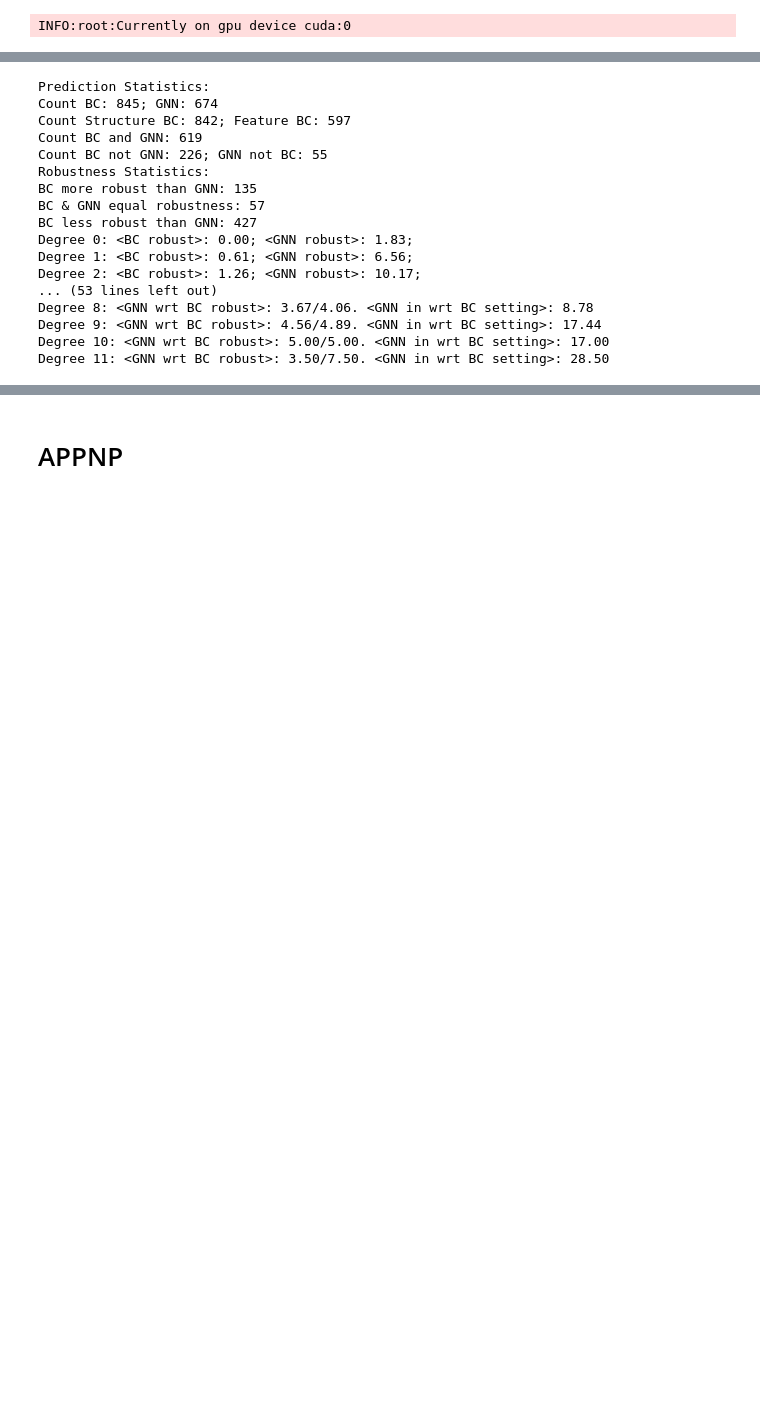
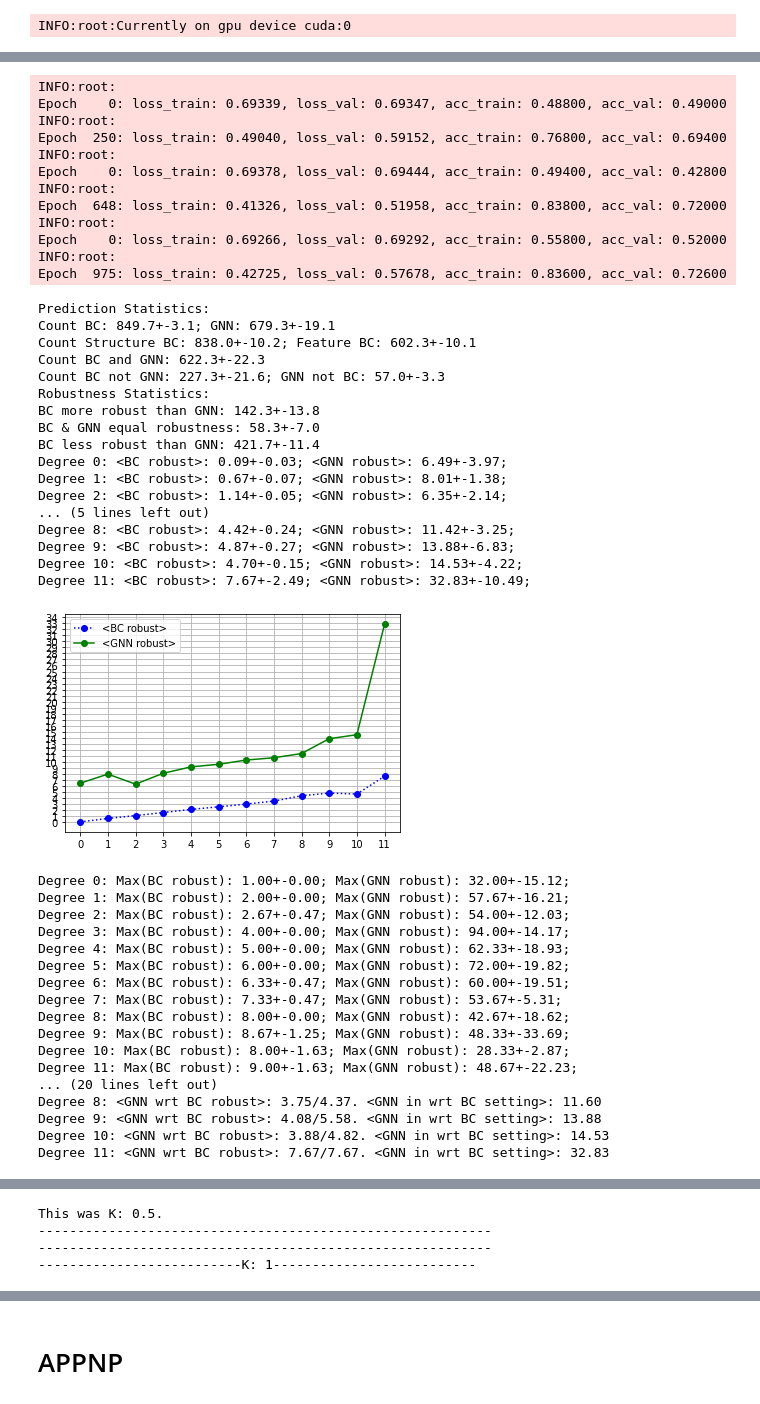
Before and after one commit to saper0/revisiting_robustness, a Jupyter notebook: eval_robustness.ipynb, the cells around one changed output, grey strips where cells are left out. Drawn from its saved outputs; the diff is of its cells as text; code cells hidden in the pictures; blank space fills up the shorter version.

```diff
--- a/eval_robustness.ipynb
+++ b/eval_robustness.ipynb
@@ -564,6 +577,8 @@ n = 1000
 n_iter = 1000
 avg_intra_degree = 1.5 * 2 # intra_edges_per_node * 2
 avg_inter_degree = 0.5 * 2
-seed = 1
-perform_experiment(n, seed, n_iter, avg_intra_degree, avg_inter_degree)
+seed_l = [1, 2, 3]
+K_l = [0.5, 1, 1.5, 2, 5]
+attack_method = "random"
+perform_experiments(n, seed_l, n_iter, avg_intra_degree, avg_inter_degree, K_l, attack_method)
 # %% [output]
@@ -574,17 +587,47 @@ Epoch  250: loss_train: 0.49040, loss_val: 0.59152, acc_train: 0.76800, acc_val:
-Prediction Statistics:
-Count BC: 845; GNN: 674
-Count Structure BC: 842; Feature BC: 597
-Count BC and GNN: 619
-Count BC not GNN: 226; GNN not BC: 55
-Robustness Statistics:
-BC more robust than GNN: 135
-BC & GNN equal robustness: 57
-BC less robust than GNN: 427
-Degree 0: <BC robust>: 0.00; <GNN robust>: 1.83;
-Degree 1: <BC robust>: 0.61; <GNN robust>: 6.56;
-Degree 2: <BC robust>: 1.26; <GNN robust>: 10.17;
-... (53 lines left out)
-Degree 8: <GNN wrt BC robust>: 3.67/4.06. <GNN in wrt BC setting>: 8.78
-Degree 9: <GNN wrt BC robust>: 4.56/4.89. <GNN in wrt BC setting>: 17.44
-Degree 10: <GNN wrt BC robust>: 5.00/5.00. <GNN in wrt BC setting>: 17.00
-Degree 11: <GNN wrt BC robust>: 3.50/7.50. <GNN in wrt BC setting>: 28.50
+INFO:root:
+Epoch    0: loss_train: 0.69339, loss_val: 0.69347, acc_train: 0.48800, acc_val: 0.49000
+INFO:root:
+Epoch  250: loss_train: 0.49040, loss_val: 0.59152, acc_train: 0.76800, acc_val: 0.69400
+INFO:root:
+Epoch    0: loss_train: 0.69378, loss_val: 0.69444, acc_train: 0.49400, acc_val: 0.42800
+INFO:root:
+Epoch  648: loss_train: 0.41326, loss_val: 0.51958, acc_train: 0.83800, acc_val: 0.72000
+INFO:root:
+Epoch    0: loss_train: 0.69266, loss_val: 0.69292, acc_train: 0.55800, acc_val: 0.52000
+INFO:root:
+Epoch  975: loss_train: 0.42725, loss_val: 0.57678, acc_train: 0.83600, acc_val: 0.72600
+Prediction Statistics:
+Count BC: 849.7+-3.1; GNN: 679.3+-19.1
+Count Structure BC: 838.0+-10.2; Feature BC: 602.3+-10.1
+Count BC and GNN: 622.3+-22.3
+Count BC not GNN: 227.3+-21.6; GNN not BC: 57.0+-3.3
+Robustness Statistics:
+BC more robust than GNN: 142.3+-13.8
+BC & GNN equal robustness: 58.3+-7.0
+BC less robust than GNN: 421.7+-11.4
+Degree 0: <BC robust>: 0.09+-0.03; <GNN robust>: 6.49+-3.97;
+Degree 1: <BC robust>: 0.67+-0.07; <GNN robust>: 8.01+-1.38;
+Degree 2: <BC robust>: 1.14+-0.05; <GNN robust>: 6.35+-2.14;
+... (5 lines left out)
+Degree 8: <BC robust>: 4.42+-0.24; <GNN robust>: 11.42+-3.25;
+Degree 9: <BC robust>: 4.87+-0.27; <GNN robust>: 13.88+-6.83;
+Degree 10: <BC robust>: 4.70+-0.15; <GNN robust>: 14.53+-4.22;
+Degree 11: <BC robust>: 7.67+-2.49; <GNN robust>: 32.83+-10.49;
+[figure, added]
+Degree 0: Max(BC robust): 1.00+-0.00; Max(GNN robust): 32.00+-15.12;
+Degree 1: Max(BC robust): 2.00+-0.00; Max(GNN robust): 57.67+-16.21;
+Degree 2: Max(BC robust): 2.67+-0.47; Max(GNN robust): 54.00+-12.03;
+Degree 3: Max(BC robust): 4.00+-0.00; Max(GNN robust): 94.00+-14.17;
+Degree 4: Max(BC robust): 5.00+-0.00; Max(GNN robust): 62.33+-18.93;
+Degree 5: Max(BC robust): 6.00+-0.00; Max(GNN robust): 72.00+-19.82;
+Degree 6: Max(BC robust): 6.33+-0.47; Max(GNN robust): 60.00+-19.51;
+Degree 7: Max(BC robust): 7.33+-0.47; Max(GNN robust): 53.67+-5.31;
+Degree 8: Max(BC robust): 8.00+-0.00; Max(GNN robust): 42.67+-18.62;
+Degree 9: Max(BC robust): 8.67+-1.25; Max(GNN robust): 48.33+-33.69;
+Degree 10: Max(BC robust): 8.00+-1.63; Max(GNN robust): 28.33+-2.87;
+Degree 11: Max(BC robust): 9.00+-1.63; Max(GNN robust): 48.67+-22.23;
+... (20 lines left out)
+Degree 8: <GNN wrt BC robust>: 3.75/4.37. <GNN in wrt BC setting>: 11.60
+Degree 9: <GNN wrt BC robust>: 4.08/5.58. <GNN in wrt BC setting>: 13.88
+Degree 10: <GNN wrt BC robust>: 3.88/4.82. <GNN in wrt BC setting>: 14.53
+Degree 11: <GNN wrt BC robust>: 7.67/7.67. <GNN in wrt BC setting>: 32.83
@@ -590,0 +635,4 @@ Degree 11: <GNN wrt BC robust>: 3.50/7.50. <GNN in wrt BC setting>: 28.50
+This was K: 0.5.
+----------------------------------------------------------
+----------------------------------------------------------
+--------------------------K: 1--------------------------
```
Also changed, not shown: parts of 13 cells of this notebook, 3 other files.
